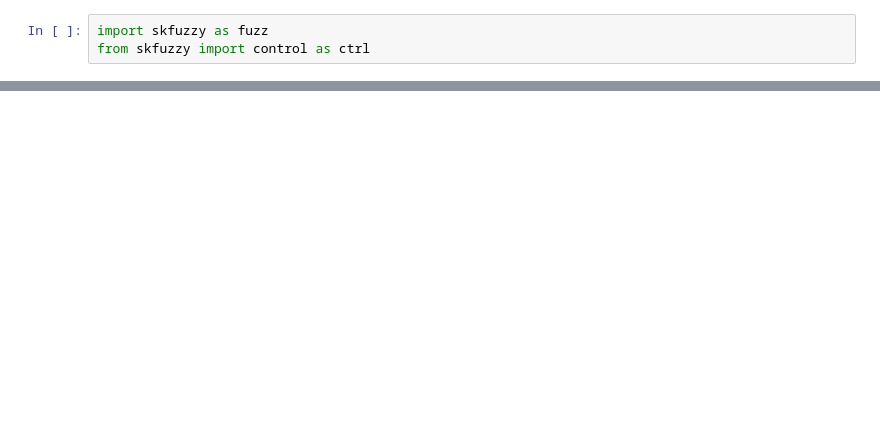
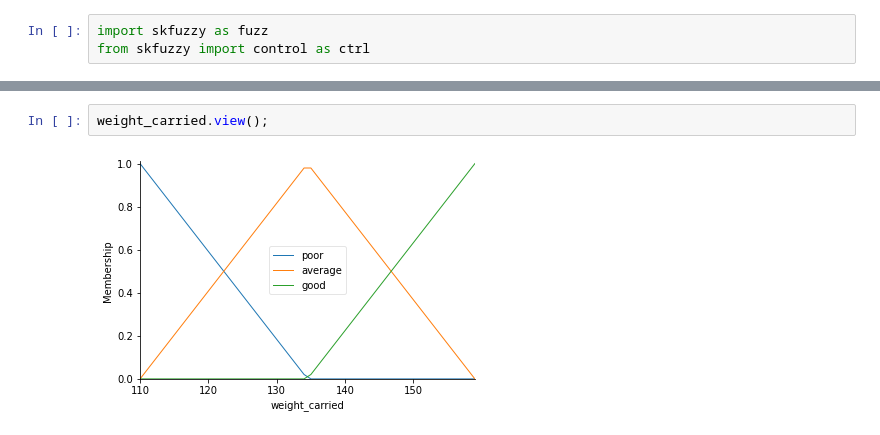
Before and after one commit to jsebastianquiroga/Big_Data-_Derby_2022_SI, a Jupyter notebook: Notebooks/sistemas_inteligentes.ipynb, the cells around one changed output, grey strips where cells are left out. Cells and saved outputs as stored; diff of their text form; blank space fills up the shorter version.

```diff
--- a/Notebooks/sistemas_inteligentes.ipynb
+++ b/Notebooks/sistemas_inteligentes.ipynb
@@ -1554,0 +1563,4 @@ TypeError: ignored
+# %%
+weight_carried.view();
+# %% [output]
+[figure, added]
```
Also changed, not shown: parts of 21 cells of this notebook.
